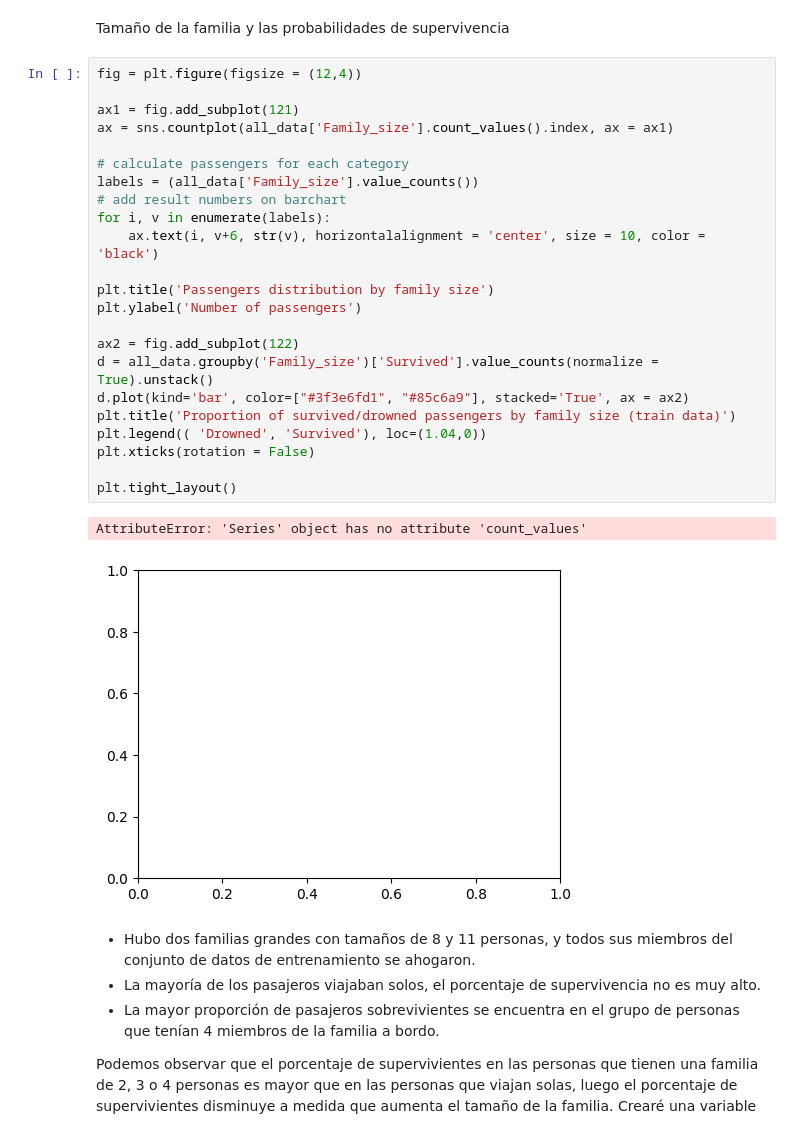
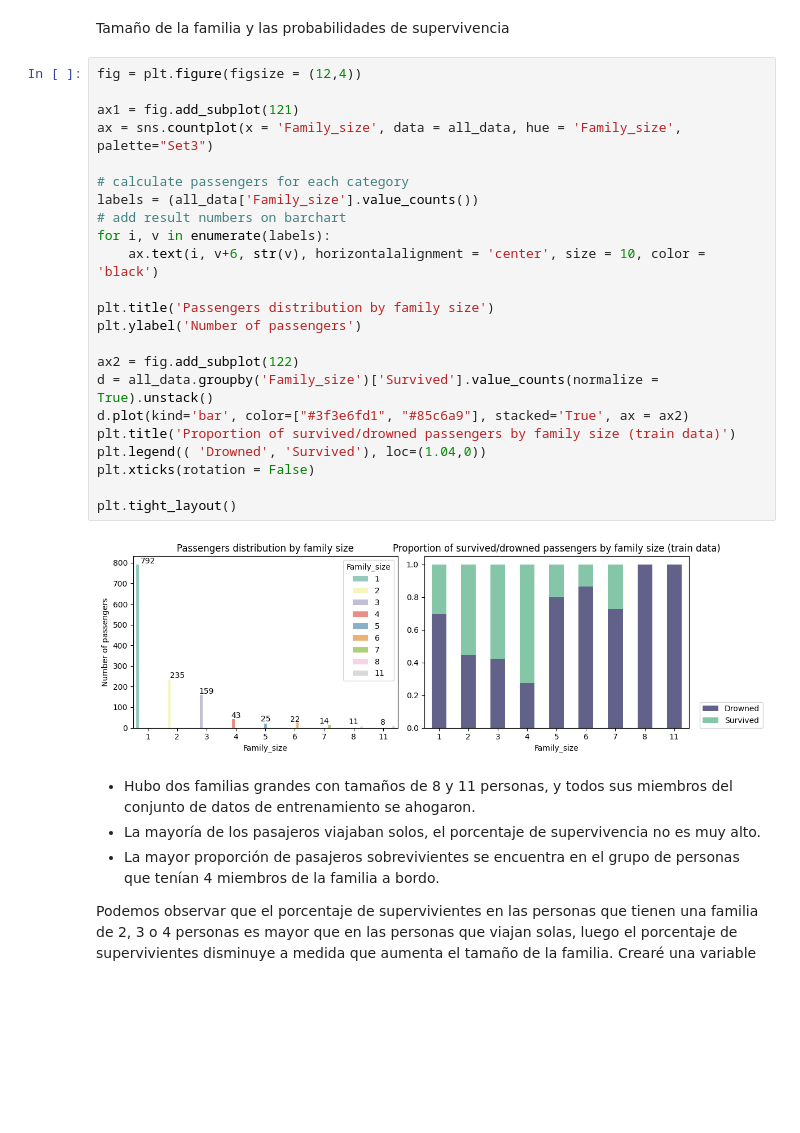
Before and after one commit to lbustio/ciencia_datos, a Jupyter notebook: 10.-python_descriptive_statistics.ipynb, the cells around one changed output. Cells and saved outputs as stored; diff of their text form; blank space fills up the shorter version.

```diff
--- a/10.-python_descriptive_statistics.ipynb
+++ b/10.-python_descriptive_statistics.ipynb
@@ -853,29 +853,28 @@ Tamaño de la familia y las probabilidades de supervivencia
 # %%
 fig = plt.figure(figsize = (12,4))
 
 ax1 = fig.add_subplot(121)
-ax = sns.countplot(all_data['Family_size'].count_values().index, ax = ax1)
+ax = sns.countplot(x = 'Family_size', data = all_data, hue = 'Family_size', palette="Set3")
 
 # calculate passengers for each category
 labels = (all_data['Family_size'].value_counts())
 # add result numbers on barchart
 for i, v in enumerate(labels):
     ax.text(i, v+6, str(v), horizontalalignment = 'center', size = 10, color = 'black')
 
 plt.title('Passengers distribution by family size')
 plt.ylabel('Number of passengers')
 
 ax2 = fig.add_subplot(122)
 d = all_data.groupby('Family_size')['Survived'].value_counts(normalize = True).unstack()
 d.plot(kind='bar', color=["#3f3e6fd1", "#85c6a9"], stacked='True', ax = ax2)
 plt.title('Proportion of survived/drowned passengers by family size (train data)')
 plt.legend(( 'Drowned', 'Survived'), loc=(1.04,0))
 plt.xticks(rotation = False)
 
 plt.tight_layout()
 # %% [output]
-AttributeError: 'Series' object has no attribute 'count_values'
-[figure, old version]
+[figure, new version]
 # %% [markdown]
 - Hubo dos familias grandes con tamaños de 8 y 11 personas, y todos sus miembros del conjunto de datos de entrenamiento se ahogaron.
 - La mayoría de los pasajeros viajaban solos, el porcentaje de supervivencia no es muy alto.
```
Also changed, not shown: parts of 66 cells of this notebook, 2 other files.
